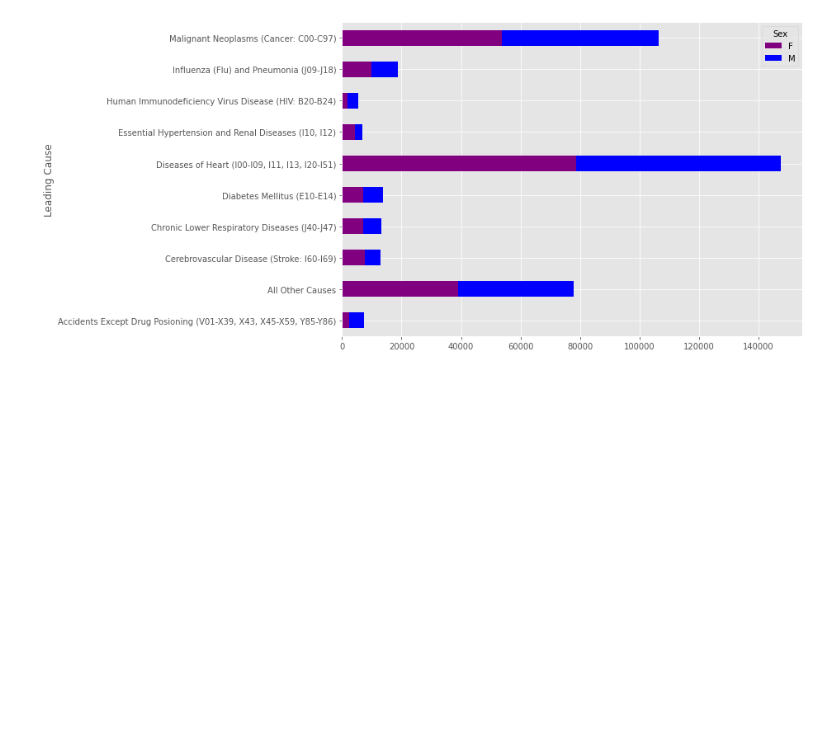
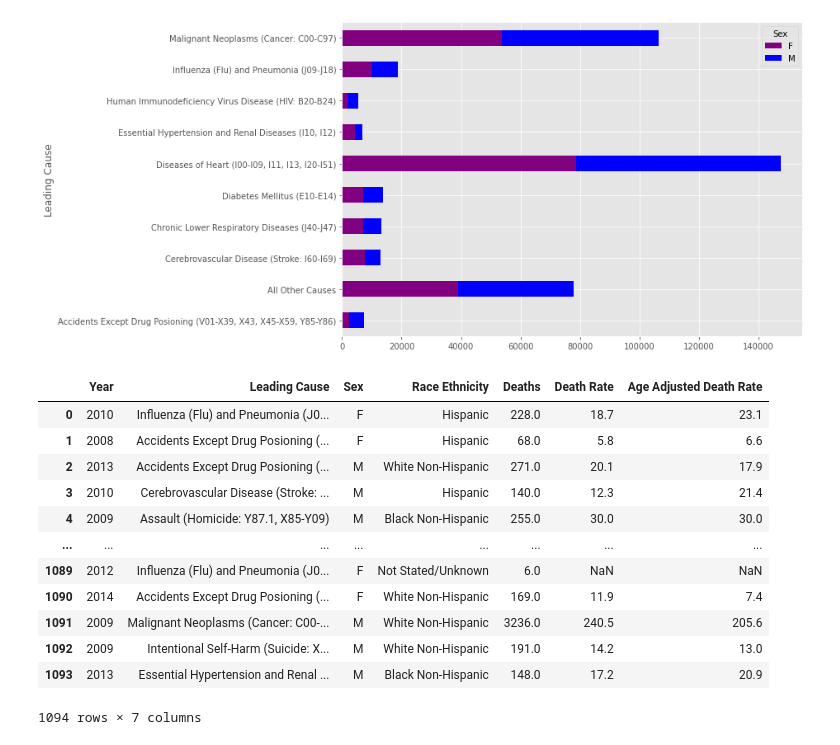
Before and after one commit to broom241/PythonProject1, a Jupyter notebook: Maria_and_Belinda_8_7_20.ipynb, the cells around one changed output. Saved outputs shown, nothing was run; the diff lists cells and outputs as text; code cells hidden in the pictures; blank space fills up the shorter version.

```diff
--- a/Maria_and_Belinda_8_7_20.ipynb
+++ b/Maria_and_Belinda_8_7_20.ipynb
@@ -28,3 +28,26 @@ df_pivot_sex.loc[:,['F','M']].plot.barh(stacked=True, color=colors_sex, figsize=
 <matplotlib.axes._subplots.AxesSubplot at 0x...>
 [figure]
 [figure]
+# %%
+import matplotlib.pyplot as plt
+import matplotlib as mpl
+import seaborn as sns
+import pandas as pd
+import numpy as np
+missing_values = [".", ",", "na"]
+data = pd.read_csv('https://raw.githubusercontent.com/mdgalvez/Phyton_PROJECT-1/master/New_York_City_Leading_Causes_of_Death%20(2).csv', na_values = missing_values)
+data
+# %% [output]
+|  | Year | Leading Cause | Sex | Race Ethnicity | Deaths | Death Rate | Age Adjusted Death Rate |
+| 0 | 2010 | Influenza (Flu) and Pneumonia (J0... | F | Hispanic | 228.0 | 18.7 | 23.1 |
+| 1 | 2008 | Accidents Except Drug Posioning (... | F | Hispanic | 68.0 | 5.8 | 6.6 |
+| 2 | 2013 | Accidents Except Drug Posioning (... | M | White Non-Hispanic | 271.0 | 20.1 | 17.9 |
+| 3 | 2010 | Cerebrovascular Disease (Stroke: ... | M | Hispanic | 140.0 | 12.3 | 21.4 |
+| 4 | 2009 | Assault (Homicide: Y87.1, X85-Y09) | M | Black Non-Hispanic | 255.0 | 30.0 | 30.0 |
+| ... | ... | ... | ... | ... | ... | ... | ... |
+| 1089 | 2012 | Influenza (Flu) and Pneumonia (J0... | F | Not Stated/Unknown | 6.0 | NaN | NaN |
+| 1090 | 2014 | Accidents Except Drug Posioning (... | F | White Non-Hispanic | 169.0 | 11.9 | 7.4 |
+| 1091 | 2009 | Malignant Neoplasms (Cancer: C00-... | M | White Non-Hispanic | 3236.0 | 240.5 | 205.6 |
+| 1092 | 2009 | Intentional Self-Harm (Suicide: X... | M | White Non-Hispanic | 191.0 | 14.2 | 13.0 |
+| 1093 | 2013 | Essential Hypertension and Renal ... | M | Black Non-Hispanic | 148.0 | 17.2 | 20.9 |
+1094 rows × 7 columns
```
Also changed, not shown: parts of 3 cells of this notebook.
